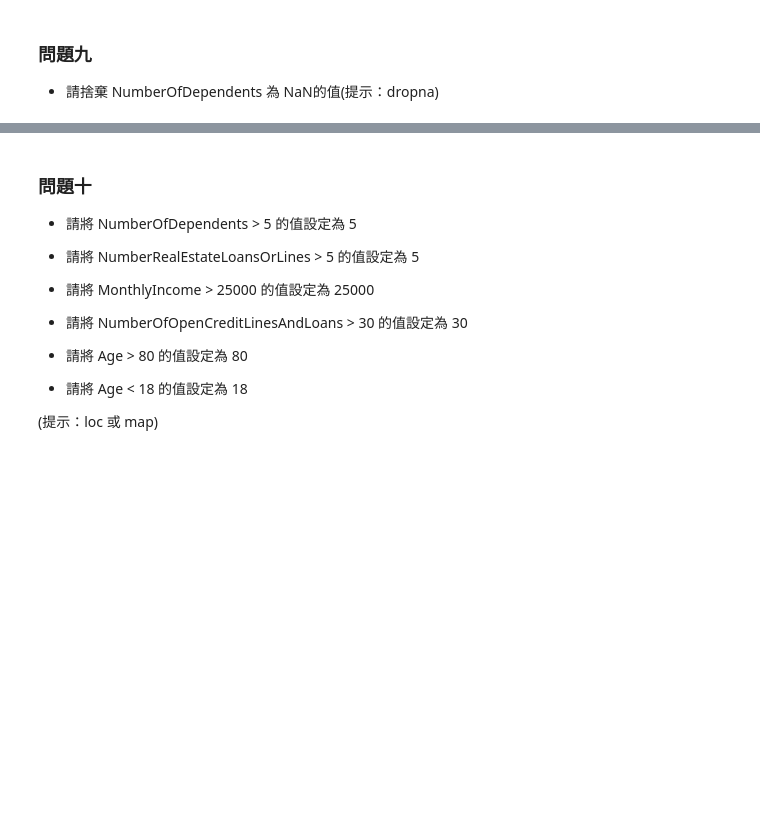
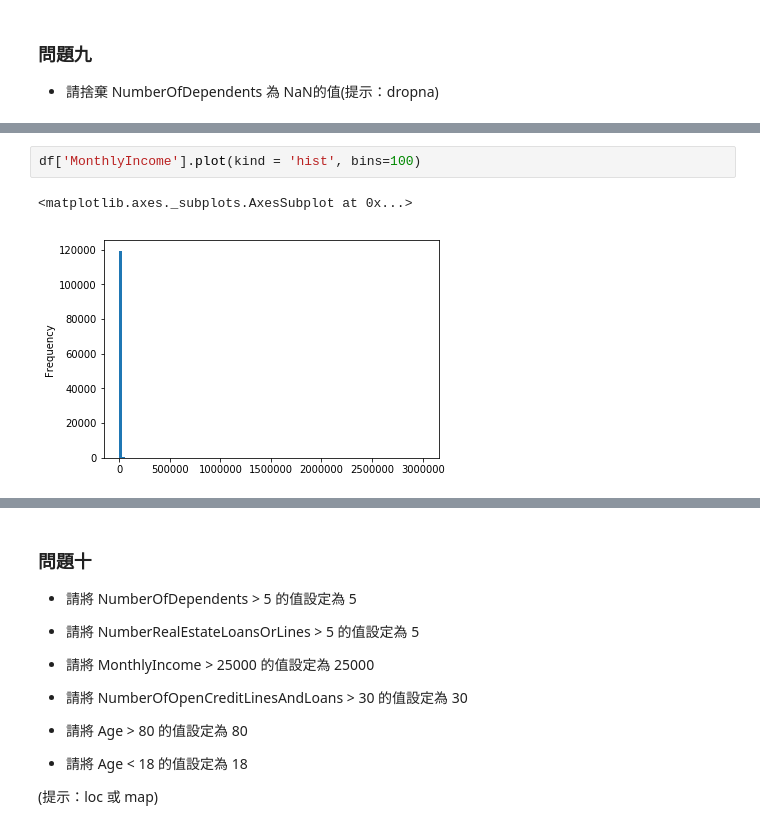
Before and after one commit to ywchiu/ctbcpy, a Jupyter notebook: Homework - 20190425.ipynb, the cells around one changed output, grey strips where cells are left out. Saved outputs shown, nothing was run; the diff lists cells and outputs as text; blank space fills up the shorter version.

```diff
--- a/Homework - 20190425.ipynb
+++ b/Homework - 20190425.ipynb
@@ -36,0 +135,5 @@
+# %%
+df['MonthlyIncome'].plot(kind = 'hist', bins=100)
+# %% [output]
+<matplotlib.axes._subplots.AxesSubplot at 0x...>
+[figure, added]
```
Also changed, not shown: parts of 21 cells of this notebook.
